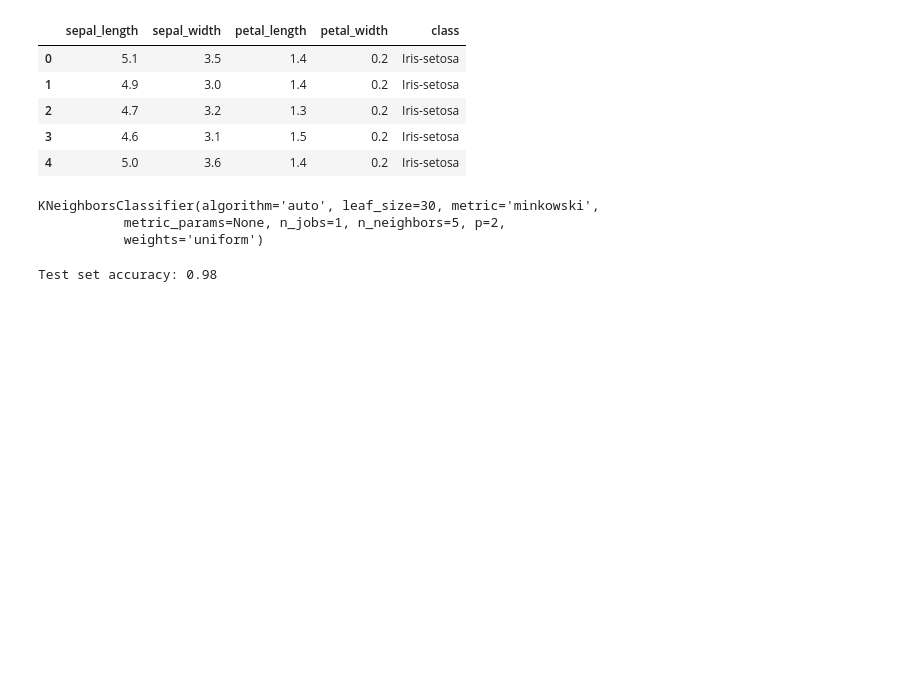
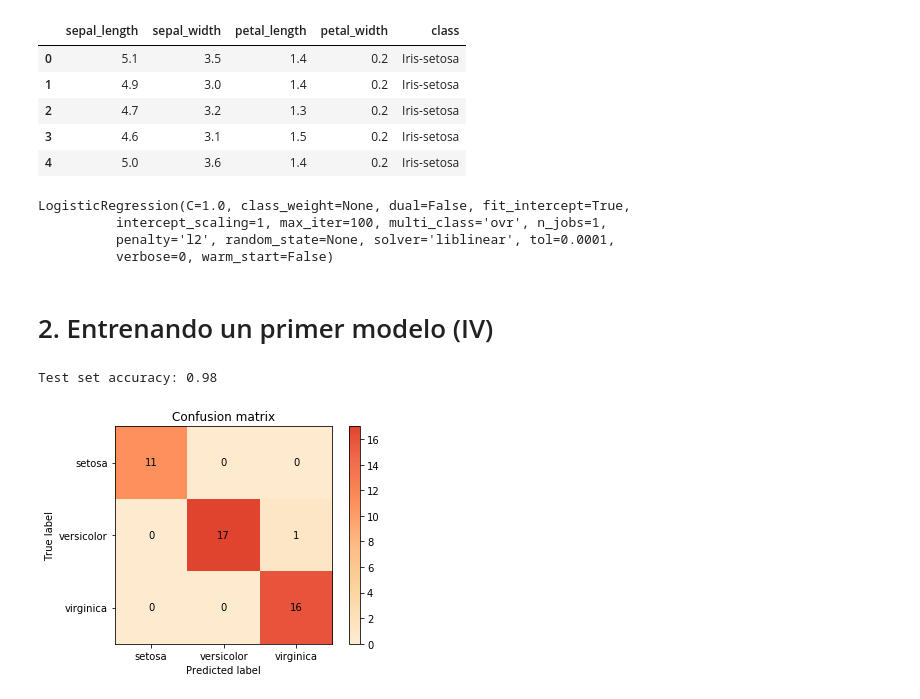
Before and after one commit to edublancas/slides, a Jupyter notebook: intro-ml/supervised-learning.ipynb, the cells around one changed output. Drawn from its saved outputs; the diff is of its cells as text; code cells hidden in the pictures; blank space fills up the shorter version.

```diff
--- a/intro-ml/supervised-learning.ipynb
+++ b/intro-ml/supervised-learning.ipynb
@@ -50,16 +56,31 @@ from sklearn.model_selection import train_test_split
 # partimos los datos en entrenamiento y evaluación
 X_train, X_test, y_train, y_test = train_test_split(X, y, train_size=0.7)
 # %%
-from sklearn.model_selection import train_test_split
-from sklearn.neighbors import KNeighborsClassifier
+from sklearn.linear_model import LogisticRegression
 
-clf = KNeighborsClassifier(n_neighbors=5)
+clf = LogisticRegression()
 clf.fit(X_train, y_train)
 # %% [output]
-KNeighborsClassifier(algorithm='auto', leaf_size=30, metric='minkowski',
-           metric_params=None, n_jobs=1, n_neighbors=5, p=2,
-           weights='uniform')
+LogisticRegression(C=1.0, class_weight=None, dual=False, fit_intercept=True,
+          intercept_scaling=1, max_iter=100, multi_class='ovr', n_jobs=1,
+          penalty='l2', random_state=None, solver='liblinear', tol=0.0001,
+          verbose=0, warm_start=False)
+# %% [markdown]
+# 2. Entrenando un primer modelo (IV)
 # %%
 print("Test set accuracy: {:.2f}".format(clf.score(X_test, y_test)))
 # %% [output]
 Test set accuracy: 0.98
+# %%
+y_pred = clf.predict(X_test)
+y_score = clf.predict_proba(X_test)
+
+from sklearn_evaluation import ClassifierEvaluator
+
+ce = ClassifierEvaluator(clf, y_test, y_pred, y_score,
+                         df.columns,
+                        ['setosa', 'versicolor', 'virginica'])
+# %%
+cm = ce.confusion_matrix
+# %% [output]
+[figure, added]
```
Also changed, not shown: parts of 16 cells of this notebook.
